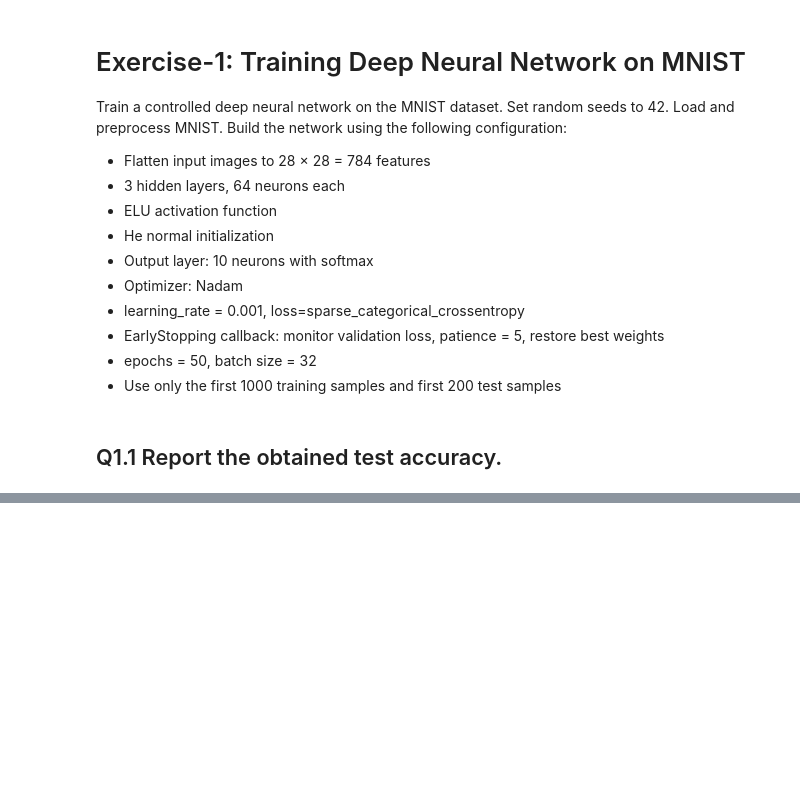
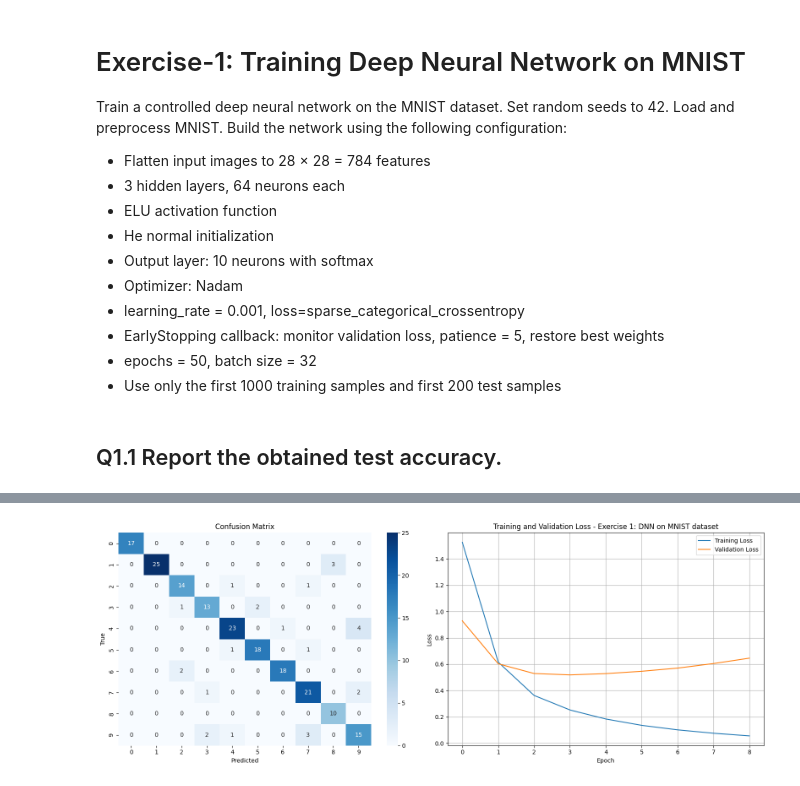
Before and after one commit to arthurBorger/machine_learning, a Jupyter notebook: assignment_3/exercise_1.ipynb, the cells around one changed output, grey strips where cells are left out. Drawn from its saved outputs; the diff is of its cells as text; code cells hidden in the pictures; blank space fills up the shorter version.

Commit message:
updated with correct graphs

```diff
--- a/assignment_3/exercise_1.ipynb
+++ b/assignment_3/exercise_1.ipynb
@@ -95,0 +96,6 @@ Test Accuracy: 86.50%
+# %%
+from helper import plot_model_evaluation
+
+# Plot model evaluation
+plot_model_evaluation(model, x_test, y_test, history, exercise_title='Exercise 1: DNN on MNIST dataset')
+# %% [output]
@@ -95,0 +103 @@ Test Accuracy: 86.50%
+[figure, added]
```
Also changed, not shown: parts of 2 cells of this notebook, 3 other files.
